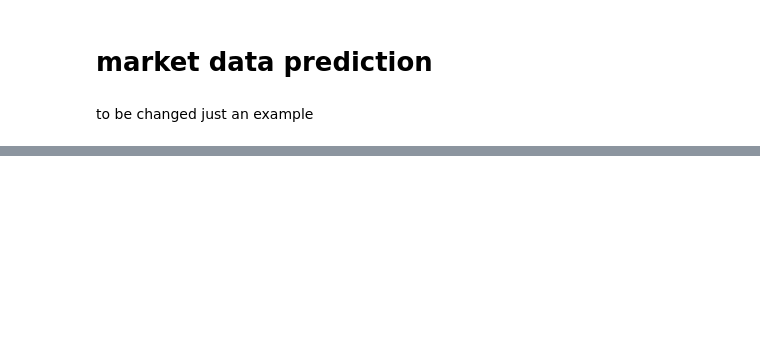
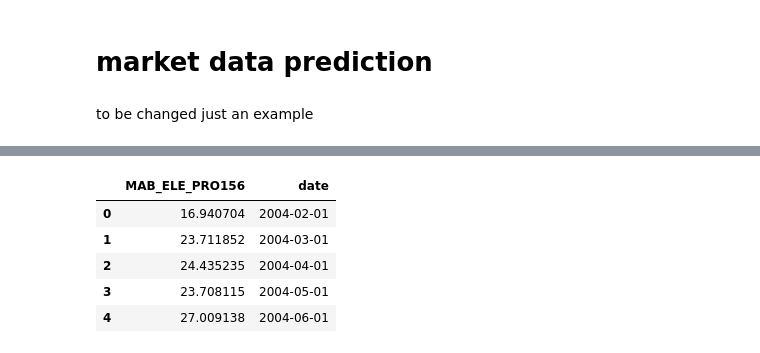
Before and after one commit to philippedut/BC_DA_Siemens, a Jupyter notebook: Notebooks/Market_data_prediction.ipynb, the cells around one changed output, grey strips where cells are left out. Drawn from its saved outputs; the diff is of its cells as text; code cells hidden in the pictures; blank space fills up the shorter version.

```diff
--- a/Notebooks/Market_data_prediction.ipynb
+++ b/Notebooks/Market_data_prediction.ipynb
@@ -402,0 +427,10 @@ extended_df.tail(15)
+# %%
+df = simple_forecast[['MAB_ELE_PRO156']+["date"]]
+df.head()
+# %% [output]
+|  | MAB_ELE_PRO156 | date |
+| 0 | 16.940704 | 2004-02-01 |
+| 1 | 23.711852 | 2004-03-01 |
+| 2 | 24.435235 | 2004-04-01 |
+| 3 | 23.708115 | 2004-05-01 |
+| 4 | 27.009138 | 2004-06-01 |
```
Also changed, not shown: parts of 15 cells of this notebook, 2 other files.
